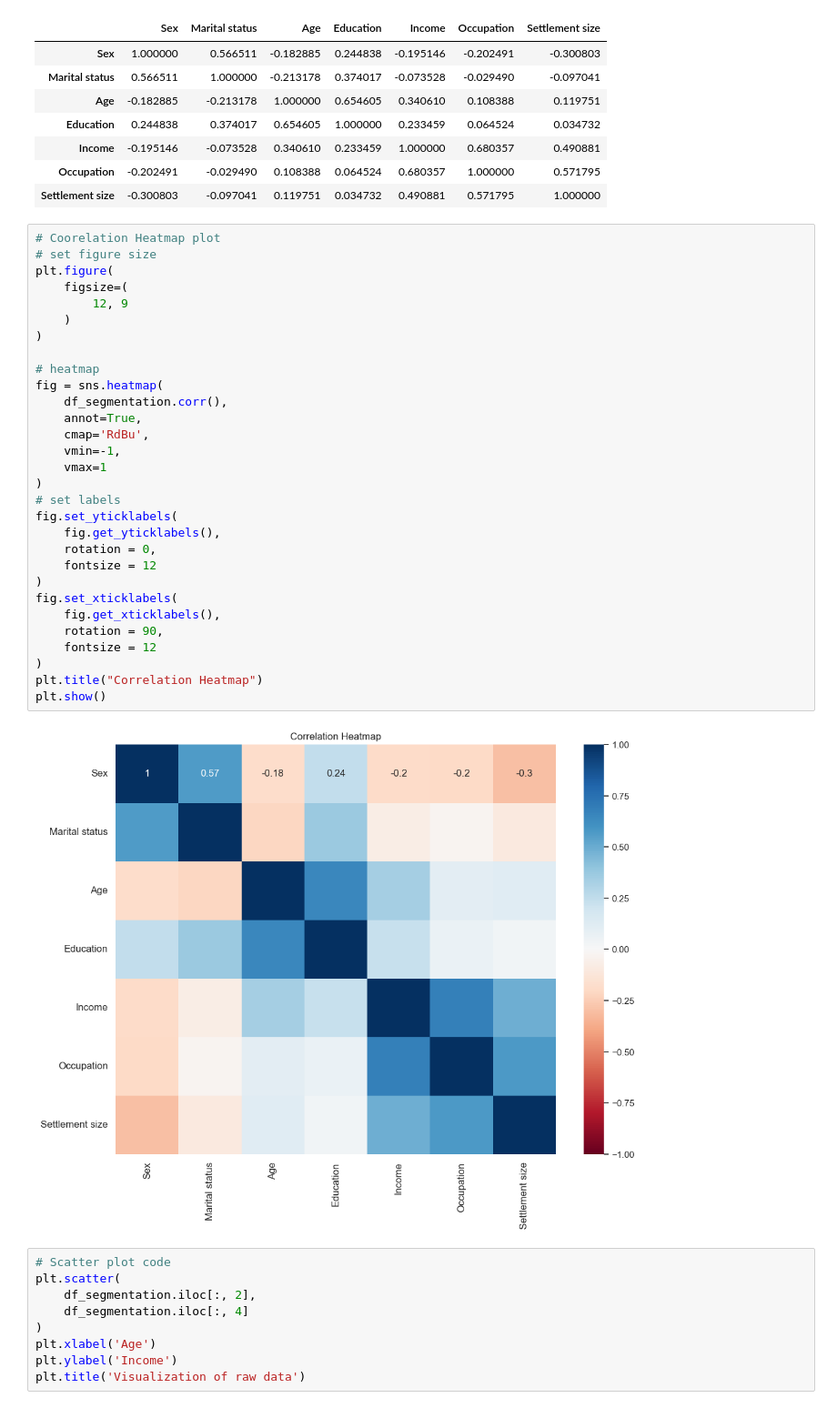
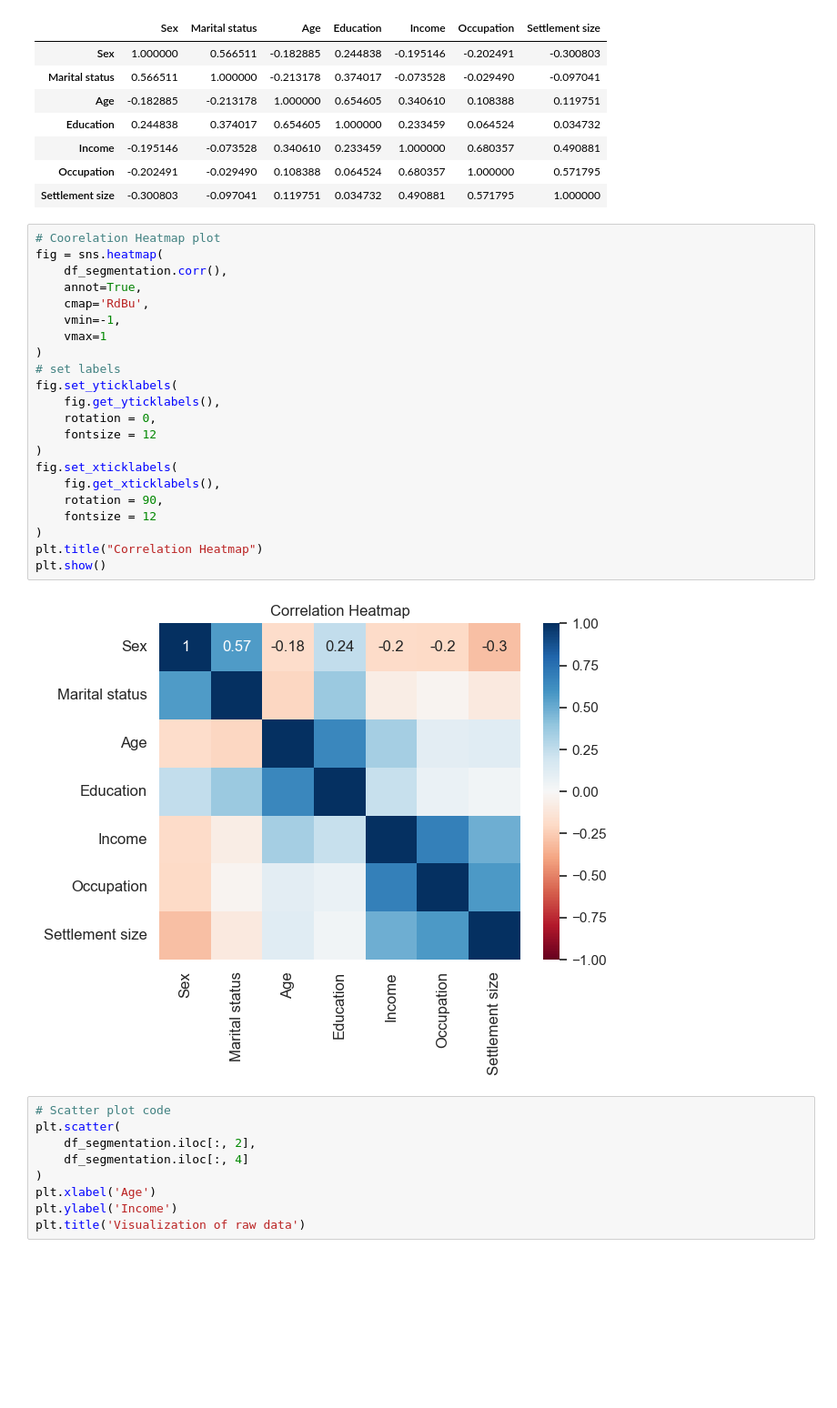
Before and after one commit to Mega-Barrel/customer_analytics, a Jupyter notebook: main.ipynb, the cells around one changed output. Shown at 91% size. Saved outputs shown, nothing was run; the diff lists cells and outputs as text; blank space fills up the shorter version.

```diff
--- a/main.ipynb
+++ b/main.ipynb
@@ -50,36 +52,28 @@ df_segmentation.corr()
 | Settlement size | -0.300803 | -0.097041 | 0.119751 | 0.034732 | 0.490881 | 0.571795 | 1.000000 |
 # %%
 # Coorelation Heatmap plot
-# set figure size
-plt.figure(
-    figsize=(
-        12, 9
-    )
-)
-
-# heatmap
 fig = sns.heatmap(
     df_segmentation.corr(),
     annot=True,
     cmap='RdBu',
     vmin=-1,
     vmax=1
 )
 # set labels
 fig.set_yticklabels(
     fig.get_yticklabels(),
     rotation = 0,
     fontsize = 12
 )
 fig.set_xticklabels(
     fig.get_xticklabels(),
     rotation = 90,
     fontsize = 12
 )
 plt.title("Correlation Heatmap")
 plt.show()
 # %% [output]
-[figure, old version]
+[figure, new version]
 # %%
 # Scatter plot code
 plt.scatter(
```
Also changed, not shown: parts of 17 cells of this notebook.
